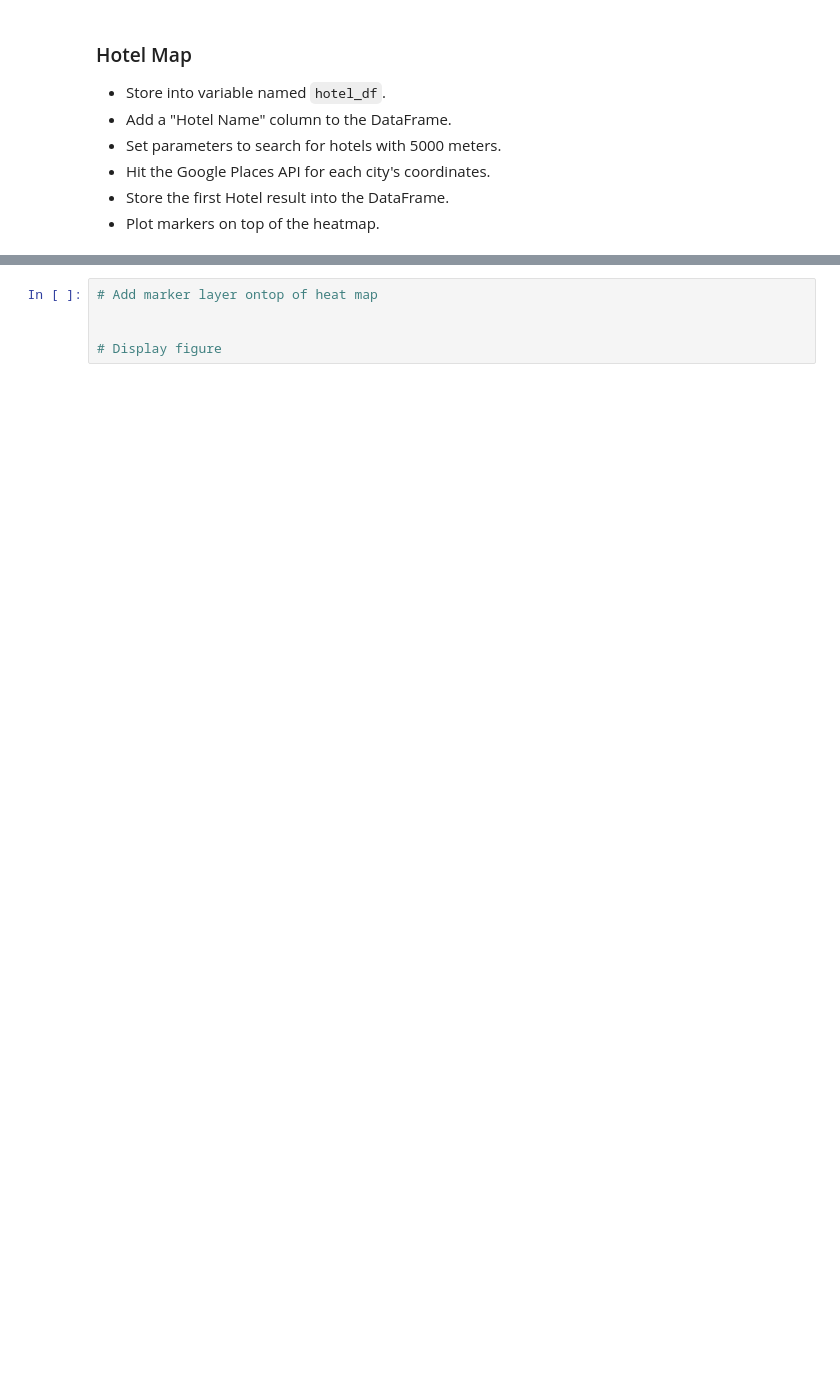
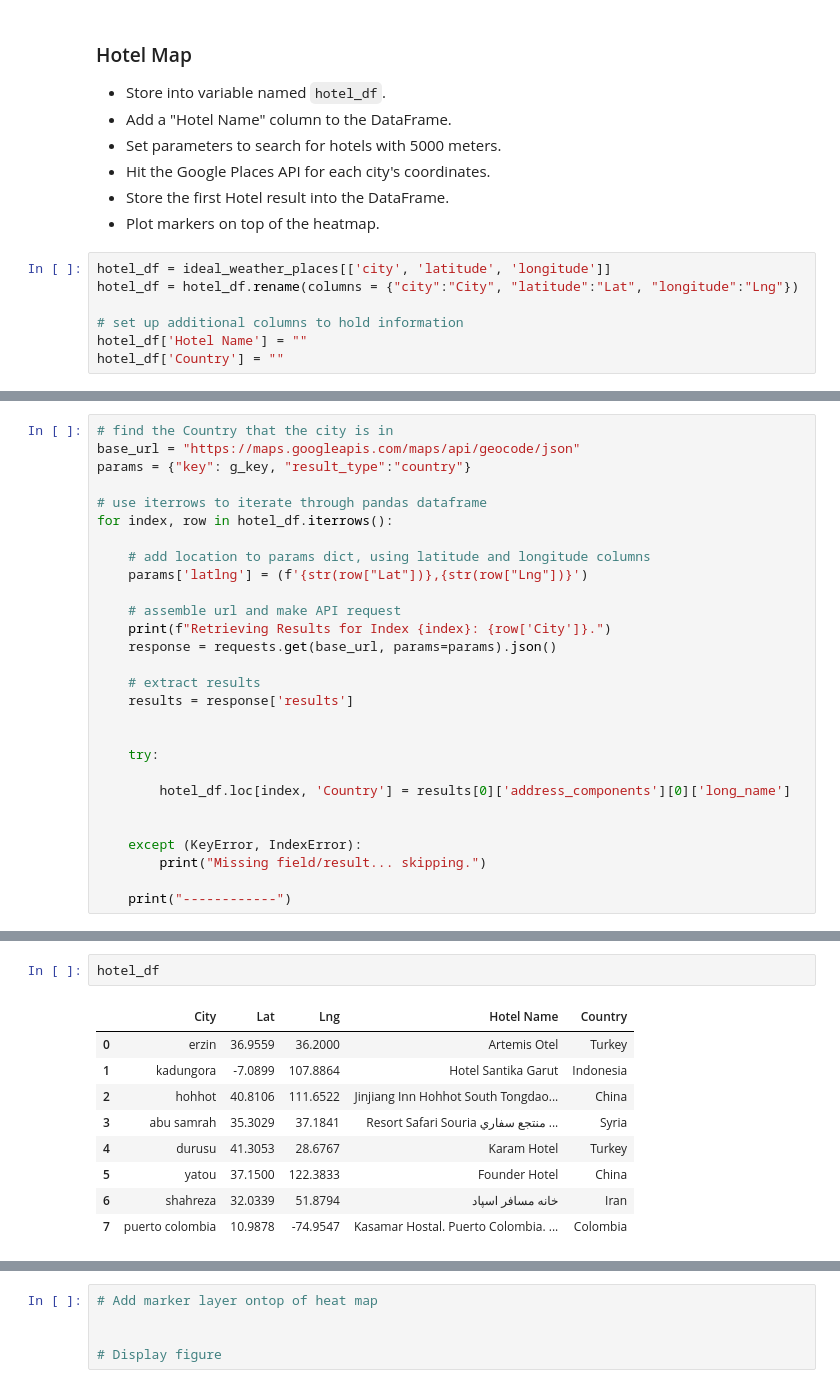
Before and after one commit to KatherineH-cls/python-api-challenge, a Jupyter notebook: VacationPy/VacationPy_kh.ipynb, the cells around one changed output, grey strips where cells are left out. Cells and saved outputs as stored; diff of their text form; blank space fills up the shorter version.

```diff
--- a/VacationPy/VacationPy_kh.ipynb
+++ b/VacationPy/VacationPy_kh.ipynb
@@ -120,3 +129,10 @@ print(len(ideal_weather_places))
 * Hit the Google Places API for each city's coordinates.
 * Store the first Hotel result into the DataFrame.
 * Plot markers on top of the heatmap.
+# %%
+hotel_df = ideal_weather_places[['city', 'latitude', 'longitude']]
+hotel_df = hotel_df.rename(columns = {"city":"City", "latitude":"Lat", "longitude":"Lng"})
+
+# set up additional columns to hold information
+hotel_df['Hotel Name'] = ""
+hotel_df['Country'] = ""
@@ -122,0 +191,28 @@ print(len(ideal_weather_places))
+# %%
+# find the Country that the city is in
+base_url = "https://maps.googleapis.com/maps/api/geocode/json"
+params = {"key": g_key, "result_type":"country"}
+
+# use iterrows to iterate through pandas dataframe
+for index, row in hotel_df.iterrows():
+
+    # add location to params dict, using latitude and longitude columns
+    params['latlng'] = (f'{str(row["Lat"])},{str(row["Lng"])}')
+
+    # assemble url and make API request
+    print(f"Retrieving Results for Index {index}: {row['City']}.")
+    response = requests.get(base_url, params=params).json()
+
+    # extract results
+    results = response['results']
+
+
+    try:
+
+        hotel_df.loc[index, 'Country'] = results[0]['address_components'][0]['long_name']
+
+
+    except (KeyError, IndexError):
+        print("Missing field/result... skipping.")
+
+    print("------------")
@@ -123,3 +250,15 @@ print(len(ideal_weather_places))
+# %%
+hotel_df
+# %% [output]
+|  | City | Lat | Lng | Hotel Name | Country |
+| 0 | erzin | 36.9559 | 36.2000 | Artemis Otel | Turkey |
+| 1 | kadungora | -7.0899 | 107.8864 | Hotel Santika Garut | Indonesia |
+| 2 | hohhot | 40.8106 | 111.6522 | Jinjiang Inn Hohhot South Tongdao... | China |
+| 3 | abu samrah | 35.3029 | 37.1841 | Resort Safari Souria منتجع سفاري ... | Syria |
+| 4 | durusu | 41.3053 | 28.6767 | Karam Hotel | Turkey |
+| 5 | yatou | 37.1500 | 122.3833 | Founder Hotel | China |
+| 6 | shahreza | 32.0339 | 51.8794 | خانه مسافر اسپاد | Iran |
+| 7 | puerto colombia | 10.9878 | -74.9547 | Kasamar Hostal. Puerto Colombia. ... | Colombia |
 # %%
 # NOTE: Do not change any of the code in this cell
 
```
Also changed, not shown: parts of 9 cells of this notebook, 2 other files.
